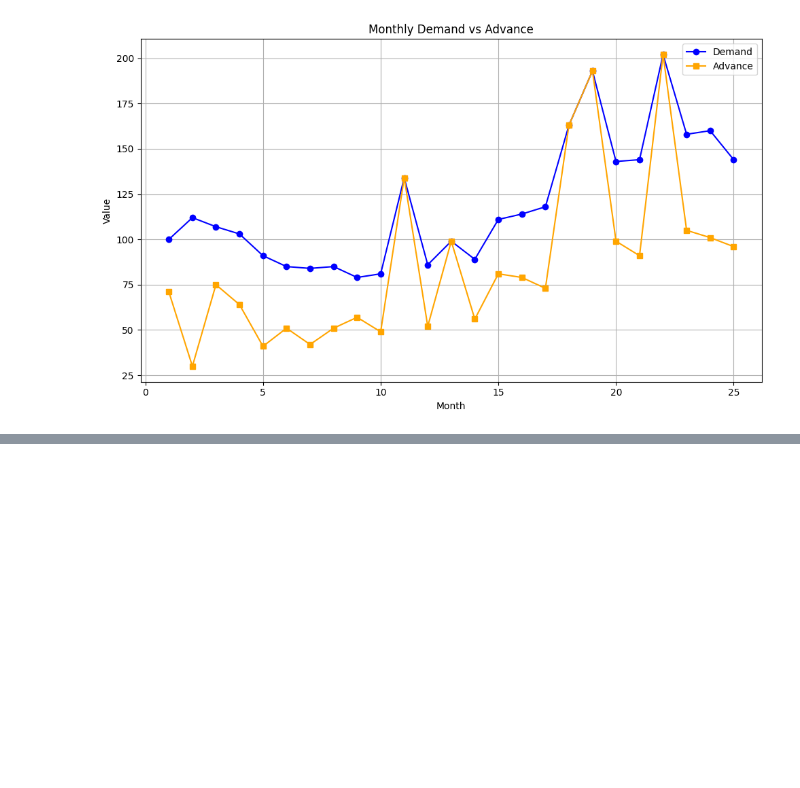
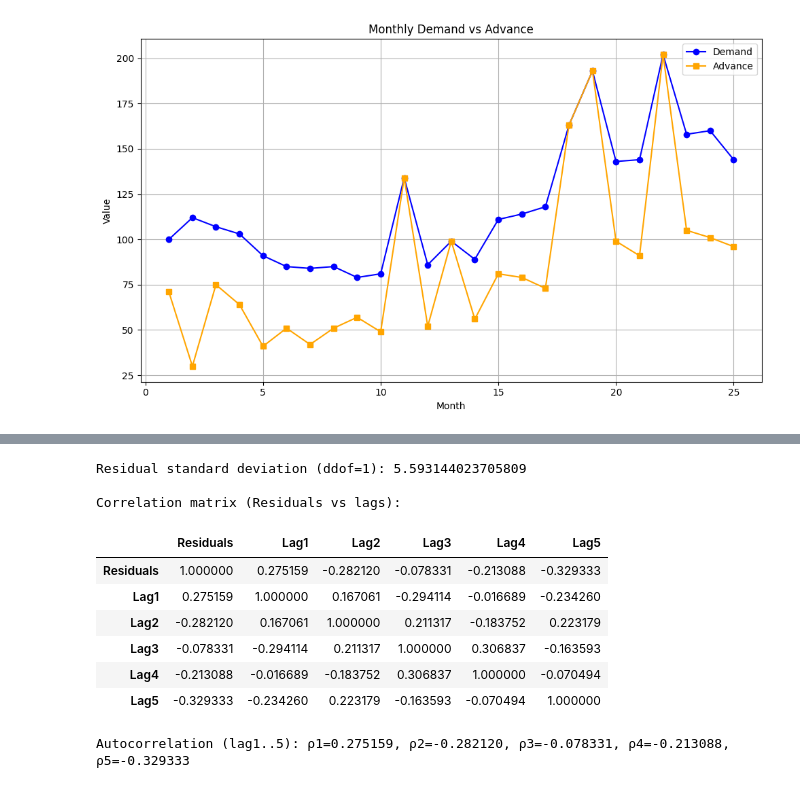
Before and after one commit to JamesLo94/schulich_data_science, a Jupyter notebook: Predictive/assignment1/assignment_James.ipynb, the cells around one changed output, grey strips where cells are left out. Cells and saved outputs as stored; diff of their text form; code cells hidden in the pictures; blank space fills up the shorter version.

```diff
--- a/Predictive/assignment1/assignment_James.ipynb
+++ b/Predictive/assignment1/assignment_James.ipynb
@@ -671,0 +495,32 @@ MAPE% (mean): 5.074
+# %%
+# Step 1. 拿残差
+residuals = pd.DataFrame({"Residuals": ols_res.resid})
+
+# Step 2. 构造 1~5 阶滞后
+ac = residuals.copy()
+for lag in range(1, 6):
+    ac[f"Lag{lag}"] = ac["Residuals"].shift(lag)
+
+# Step 3. 计算相关矩阵
+corr_mat = ac.dropna().corr()
+
+# Step 4. 输出结果
+print("Residual standard deviation (ddof=1):", residuals["Residuals"].std(ddof=1))
+print("\nCorrelation matrix (Residuals vs lags):")
+display(corr_mat)
+
+# Step 5. 单独输出自相关系数（ρ1~ρ5）
+autocorrs = [corr_mat.loc["Residuals", f"Lag{lag}"] for lag in range(1, 6)]
+print("\nAutocorrelation (lag1..5):", ", ".join([f"ρ{lag}={val:.6f}" for lag,val in enumerate(autocorrs, 1)]))
+# %% [output]
+Residual standard deviation (ddof=1): 5.593144023705809
+
+Correlation matrix (Residuals vs lags):
+|  | Residuals | Lag1 | Lag2 | Lag3 | Lag4 | Lag5 |
+| Residuals | 1.000000 | 0.275159 | -0.282120 | -0.078331 | -0.213088 | -0.329333 |
+| Lag1 | 0.275159 | 1.000000 | 0.167061 | -0.294114 | -0.016689 | -0.234260 |
+| Lag2 | -0.282120 | 0.167061 | 1.000000 | 0.211317 | -0.183752 | 0.223179 |
+| Lag3 | -0.078331 | -0.294114 | 0.211317 | 1.000000 | 0.306837 | -0.163593 |
+| Lag4 | -0.213088 | -0.016689 | -0.183752 | 0.306837 | 1.000000 | -0.070494 |
+| Lag5 | -0.329333 | -0.234260 | 0.223179 | -0.163593 | -0.070494 | 1.000000 |
+Autocorrelation (lag1..5): ρ1=0.275159, ρ2=-0.282120, ρ3=-0.078331, ρ4=-0.213088, ρ5=-0.329333
```
Also changed, not shown: parts of 23 cells of this notebook, 3 other files.
